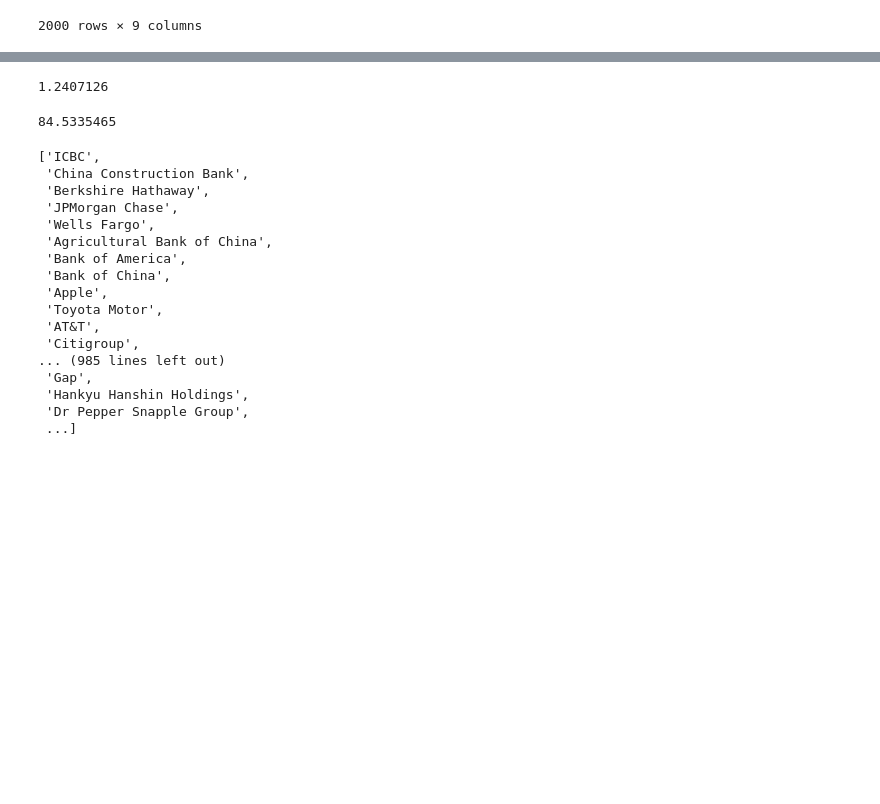
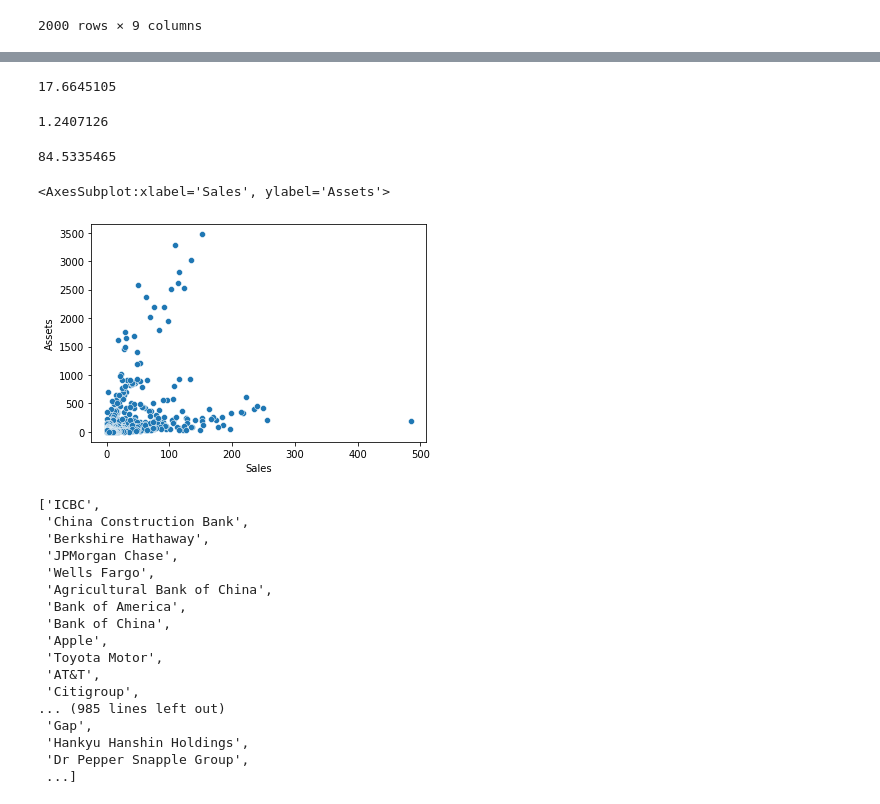
Before and after one commit to BorjaCR96/market_analysis, a Jupyter notebook: analysis 2.ipynb, the cells around one changed output, grey strips where cells are left out. Drawn from its saved outputs; the diff is of its cells as text; code cells hidden in the pictures; blank space fills up the shorter version.

```diff
--- a/analysis 2.ipynb
+++ b/analysis 2.ipynb
@@ -73,11 +74,20 @@ forbes_all.describe()['Sales']['mean']
-# %%
-forbes_all.describe()['Profits']['mean']
-# %% [output]
-1.2407126
-# %%
-forbes_all.describe()['Assets']['mean']
-# %% [output]
-84.5335465
+# %%
+forbes_all.describe()['Sales']['mean']
+# %% [output]
+17.6645105
+# %%
+forbes_all.describe()['Profits']['mean']
+# %% [output]
+1.2407126
+# %%
+forbes_all.describe()['Assets']['mean']
+# %% [output]
+84.5335465
+# %%
+sns.scatterplot(x="Sales", y="Assets", data=forbes_all)
+# %% [output]
+<AxesSubplot:xlabel='Sales', ylabel='Assets'>
+[figure, added]
 # %%
 forbes_list = forbes_all.Company.values.tolist()
 # %%
```
Also changed, not shown: parts of 8 cells of this notebook.
